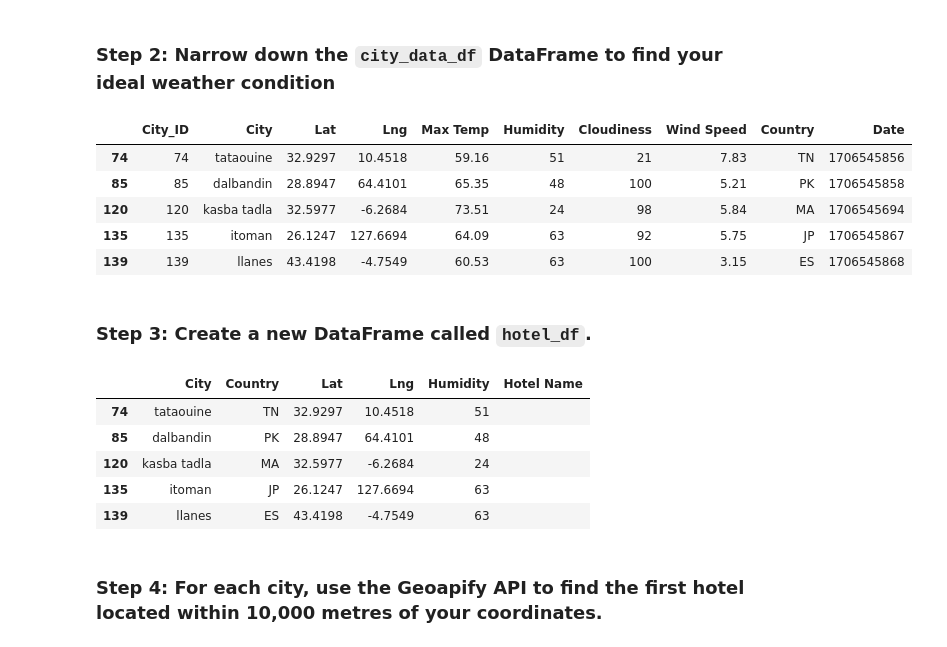
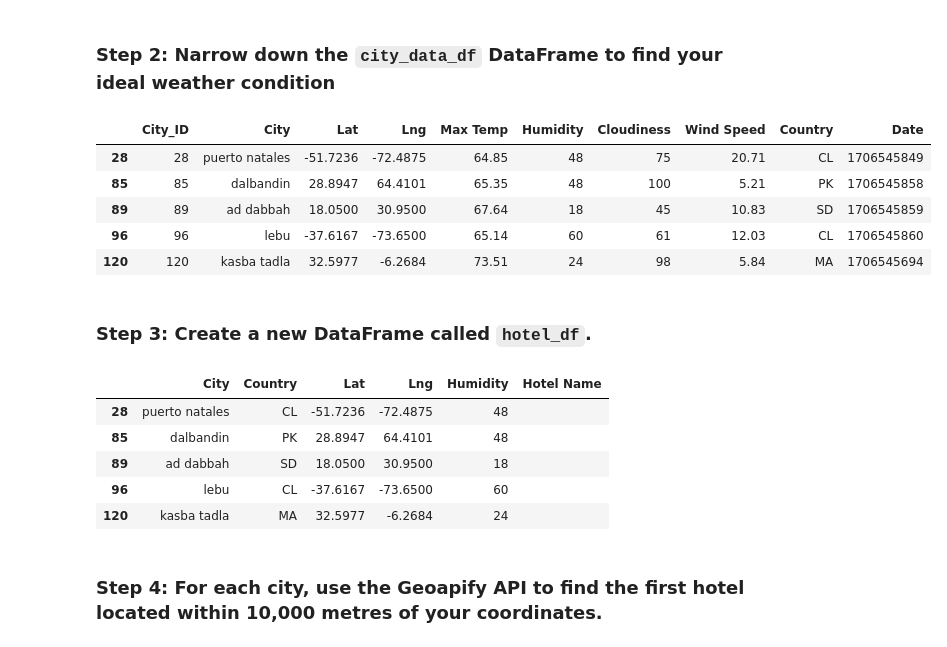
Before and after one commit to kcwaggs/python-api-challenge, a Jupyter notebook: WeatherPy/VacationPy.ipynb, the cells around one changed output. Drawn from its saved outputs; the diff is of its cells as text; code cells hidden in the pictures.

```diff
--- a/WeatherPy/VacationPy.ipynb
+++ b/WeatherPy/VacationPy.ipynb
@@ -52,24 +56,23 @@ humidity_map_plot
 # %%
 # Narrow down cities that fit criteria and drop any results with null values
 ideal_weather = pd.DataFrame(city_data_df[(city_data_df['Max Temp'] < 75)
                              & (city_data_df['Humidity'] < 65)
-                             & (city_data_df['Wind Speed'] < 8)
-                             & (city_data_df['Max Temp'] > 50)
-                             & (city_data_df['Cloudiness'] > 20)
+                             & (city_data_df['Max Temp'] > 60)
+                             & (city_data_df['Cloudiness'] > 40)
                             ])
 
 # Drop any rows with null values
 ideal_weather.dropna(inplace = True)
 
 # Display sample data
 ideal_weather.head()
 # %% [output]
 |  | City_ID | City | Lat | Lng | Max Temp | Humidity | Cloudiness | Wind Speed | Country | Date |
-| 74 | 74 | tataouine | 32.9297 | 10.4518 | 59.16 | 51 | 21 | 7.83 | TN | 1706545856 |
+| 28 | 28 | puerto natales | -51.7236 | -72.4875 | 64.85 | 48 | 75 | 20.71 | CL | 1706545849 |
 | 85 | 85 | dalbandin | 28.8947 | 64.4101 | 65.35 | 48 | 100 | 5.21 | PK | 1706545858 |
+| 89 | 89 | ad dabbah | 18.0500 | 30.9500 | 67.64 | 18 | 45 | 10.83 | SD | 1706545859 |
+| 96 | 96 | lebu | -37.6167 | -73.6500 | 65.14 | 60 | 61 | 12.03 | CL | 1706545860 |
 | 120 | 120 | kasba tadla | 32.5977 | -6.2684 | 73.51 | 24 | 98 | 5.84 | MA | 1706545694 |
-| 135 | 135 | itoman | 26.1247 | 127.6694 | 64.09 | 63 | 92 | 5.75 | JP | 1706545867 |
-| 139 | 139 | llanes | 43.4198 | -4.7549 | 60.53 | 63 | 100 | 3.15 | ES | 1706545868 |
 # %% [markdown]
 ### Step 3: Create a new DataFrame called `hotel_df`.
 # %%
@@ -83,11 +86,11 @@ hotel_df['Hotel Name'] = ''
 hotel_df.head()
 # %% [output]
 |  | City | Country | Lat | Lng | Humidity | Hotel Name |
-| 74 | tataouine | TN | 32.9297 | 10.4518 | 51 |  |
+| 28 | puerto natales | CL | -51.7236 | -72.4875 | 48 |  |
 | 85 | dalbandin | PK | 28.8947 | 64.4101 | 48 |  |
+| 89 | ad dabbah | SD | 18.0500 | 30.9500 | 18 |  |
+| 96 | lebu | CL | -37.6167 | -73.6500 | 60 |  |
 | 120 | kasba tadla | MA | 32.5977 | -6.2684 | 24 |  |
-| 135 | itoman | JP | 26.1247 | 127.6694 | 63 |  |
-| 139 | llanes | ES | 43.4198 | -4.7549 | 63 |  |
 # %% [markdown]
 ### Step 4: For each city, use the Geoapify API to find the first hotel located within 10,000 metres of your coordinates.
 # %%
```
Also changed, not shown: parts of 4 cells of this notebook, 1 other file.
